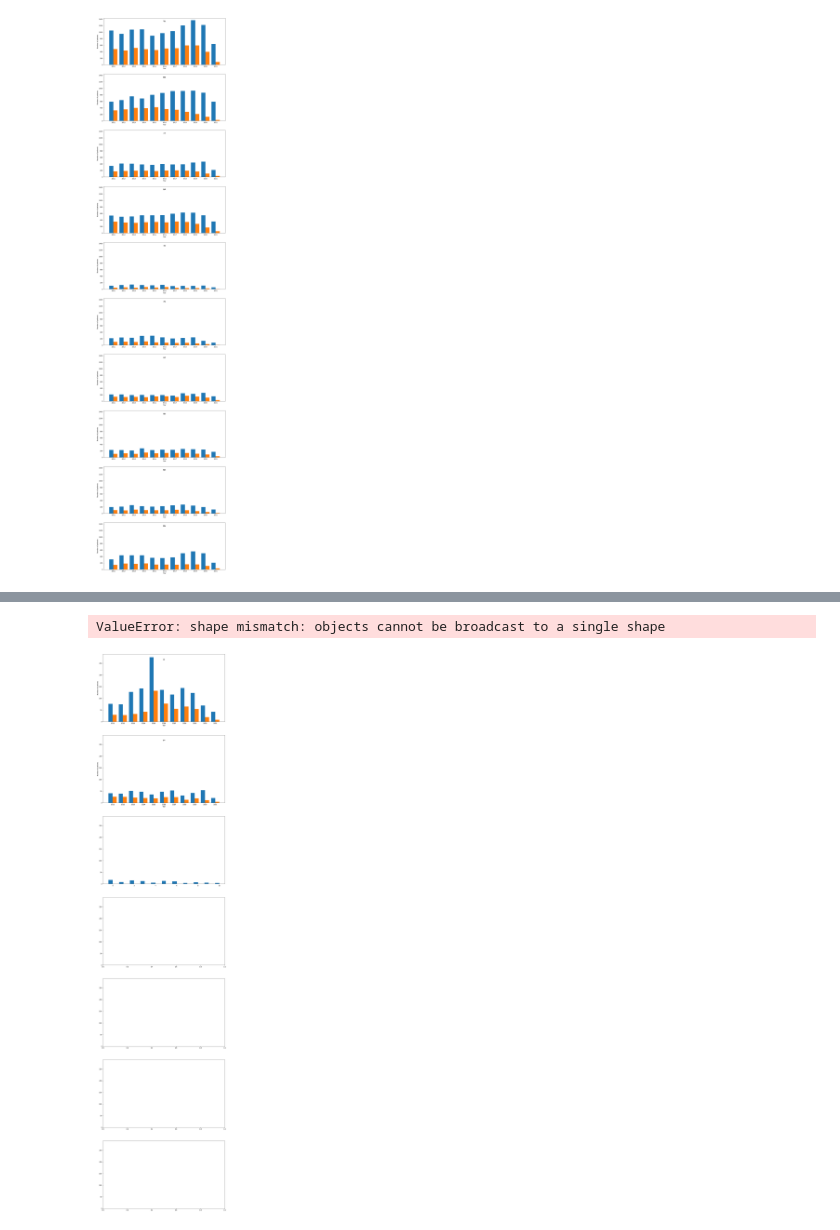
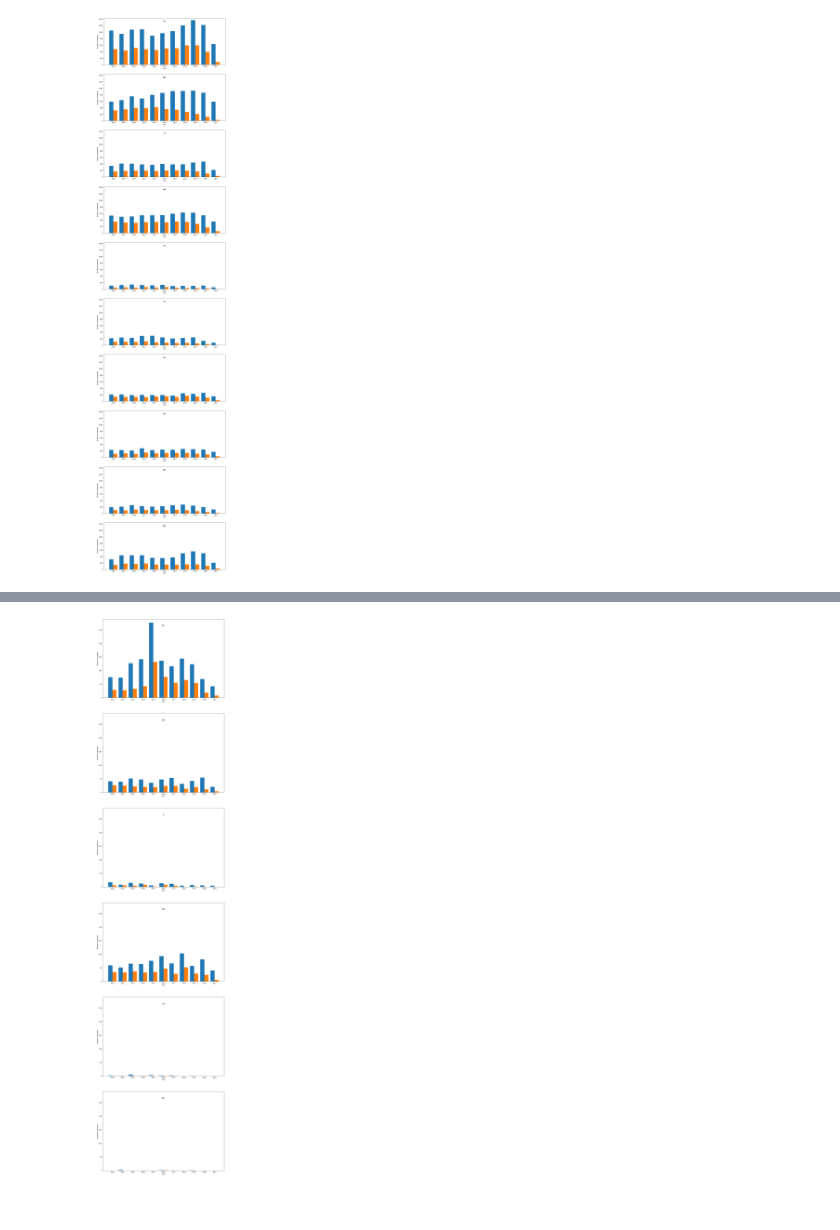
Before and after one commit to DaeHyun-K/Springboard, a Jupyter notebook: Second Capstone/Exploratory Data Analysis.ipynb, the cells around one changed output, grey strips where cells are left out. Drawn from its saved outputs; the diff is of its cells as text; code cells hidden in the pictures; blank space fills up the shorter version.

```diff
--- a/Second Capstone/Exploratory Data Analysis.ipynb
+++ b/Second Capstone/Exploratory Data Analysis.ipynb
@@ -977,2 +1173,0 @@ df_wl['1'] = 1
-# %%
-df_t['1']=1
@@ -985,7 +1174,7 @@ See the caveats in the documentation: https://pandas.pydata.org/pandas-docs/stab
 # %%
-b = df_t.groupby(['PERM_STATE','year'])['1'].sum()
+b = df_t.groupby(['PERM_STATE','year']).size().unstack(fill_value=0).T
 # %%
-a = df_wl.groupby(['PERM_STATE','year'])['1'].sum()
+a = df_wl.groupby(['PERM_STATE','year']).size().unstack(fill_value=0).T
 # %%
 state = df_wl['PERM_STATE'].unique()
 # %%
@@ -998,3 +1191,5 @@ state6=state[50:]
+# %%
+state6 = np.delete(state6,5)
 # %%
 year = [2011,2012,2013,2014,2015,2016,2017,2018,2019,2020,2021]
 # %%
@@ -1072,15 +1265,14 @@ KeyError: nan
 # %%
-fig, ax = plt.subplots(7,sharey=True,figsize=(15,70))
+fig, ax = plt.subplots(6,sharey=True,figsize=(15,70))
 X_axis = np.arange(len(year))
 for s in np.arange(len(state6)):
     ax[s].bar(X_axis - 0.2, a[state6[s]],0.4, label='waitlist')
     ax[s].bar(X_axis + 0.2, b[state6[s]],0.4, label='transplant')
     ax[s].set_xticks(X_axis)
     ax[s].set_xticklabels(year)
     ax[s].set_xlabel('Year')
     ax[s].set_ylabel('Number of patients')
     ax[s].set_title(state6[s], position=(0.5,0.9))
 plt.show()
 # %% [output]
-ValueError: shape mismatch: objects cannot be broadcast to a single shape
-[figure, old version]
+[figure, new version]
```
Also changed, not shown: parts of 107 cells of this notebook.
